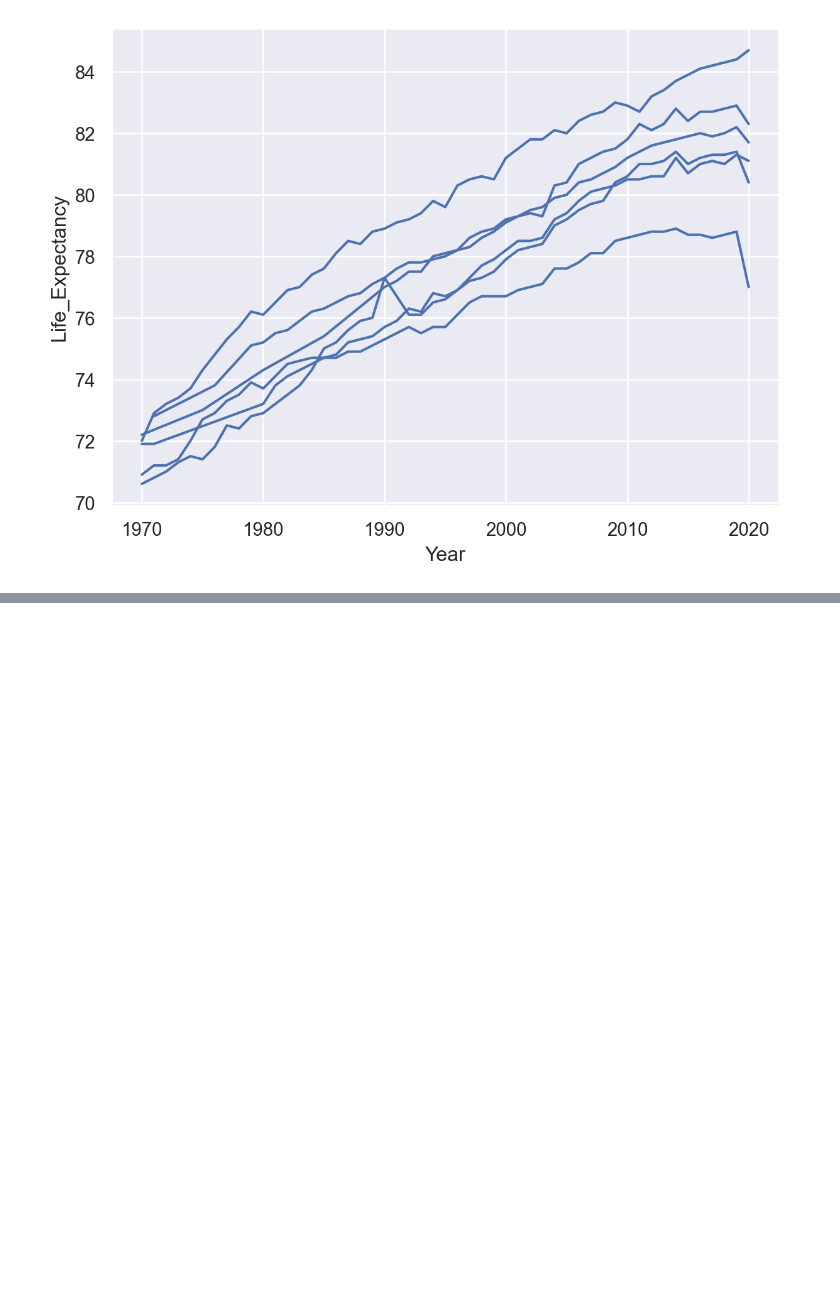
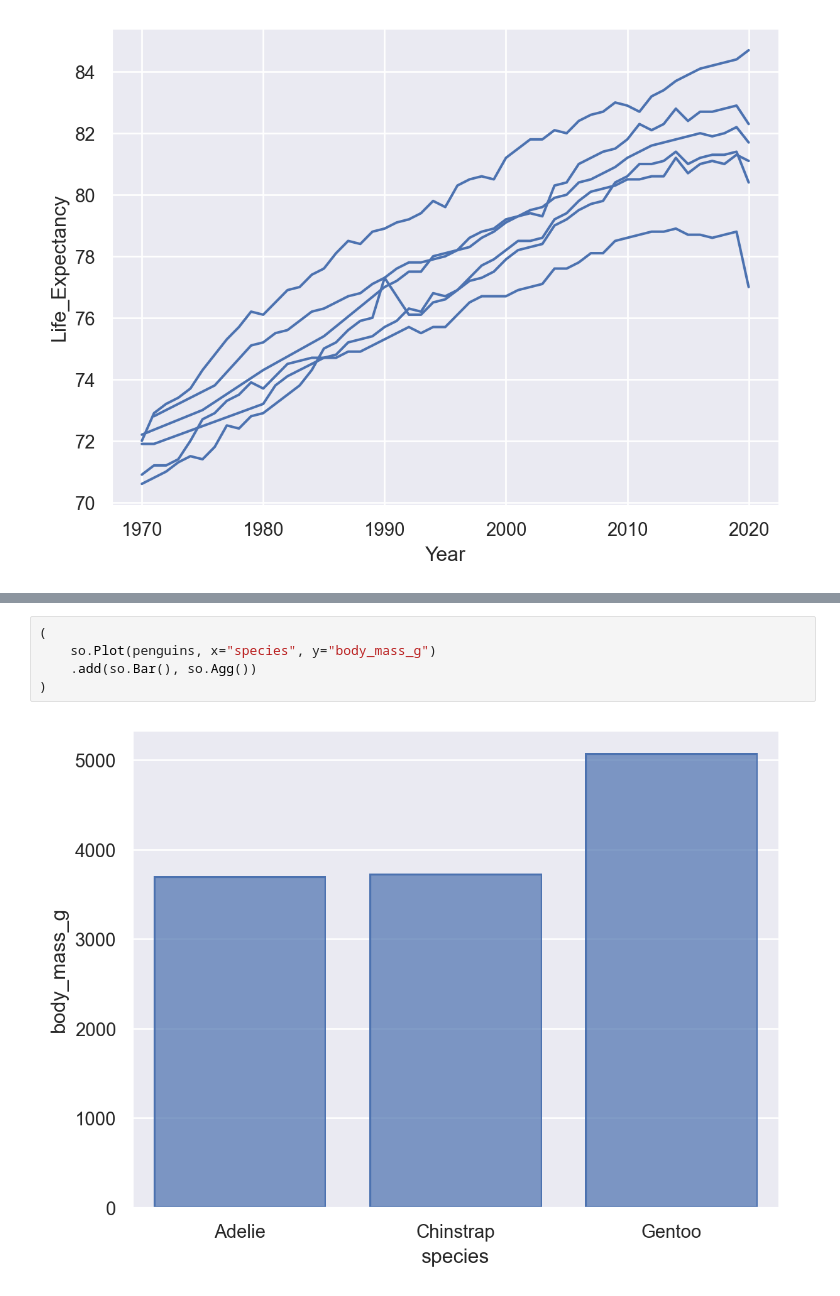
Before and after one commit to Choseyeonshay/seaborntutorial, a Jupyter notebook: 7. Objects interface.ipynb, the cells around one changed output, grey strips where cells are left out. Saved outputs shown, nothing was run; the diff lists cells and outputs as text; blank space fills up the shorter version.

```diff
--- a/7. Objects interface.ipynb
+++ b/7. Objects interface.ipynb
@@ -105,0 +111,7 @@ healthexp.head()
+# %%
+(
+    so.Plot(penguins, x="species", y="body_mass_g")
+    .add(so.Bar(), so.Agg())
+)
+# %% [output]
+[figure, added]
```
Also changed, not shown: parts of 23 cells of this notebook.
